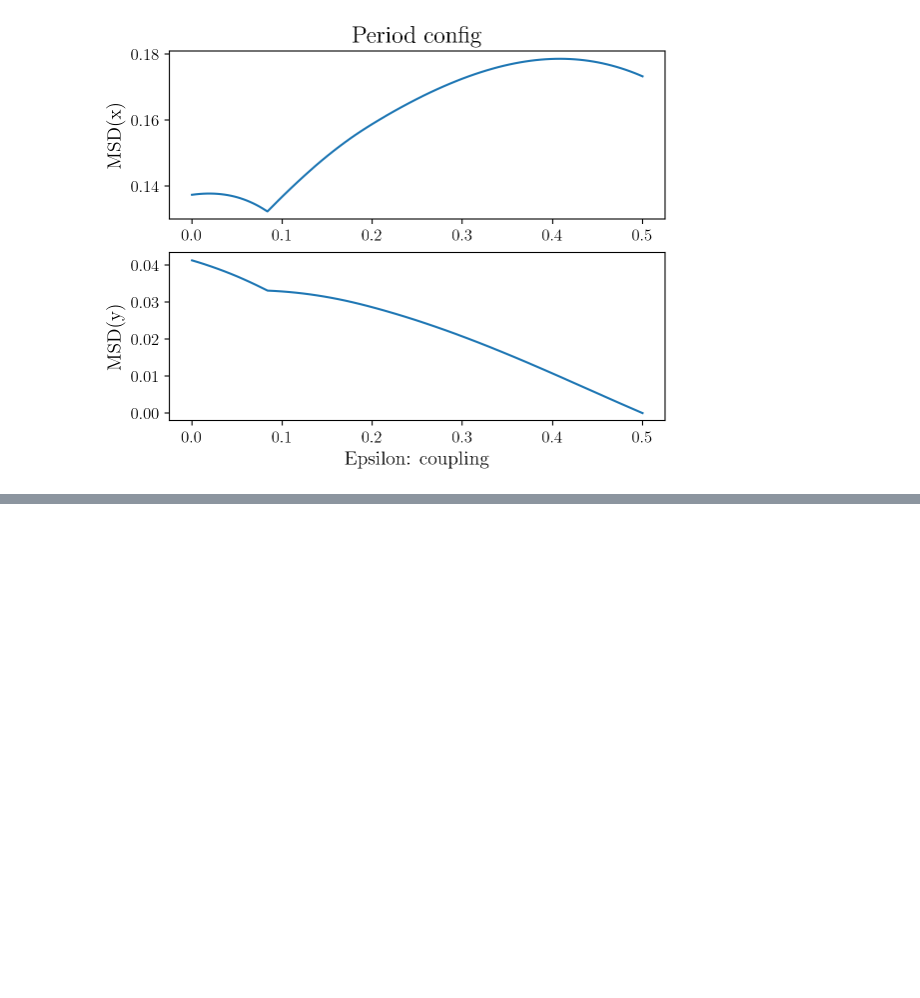
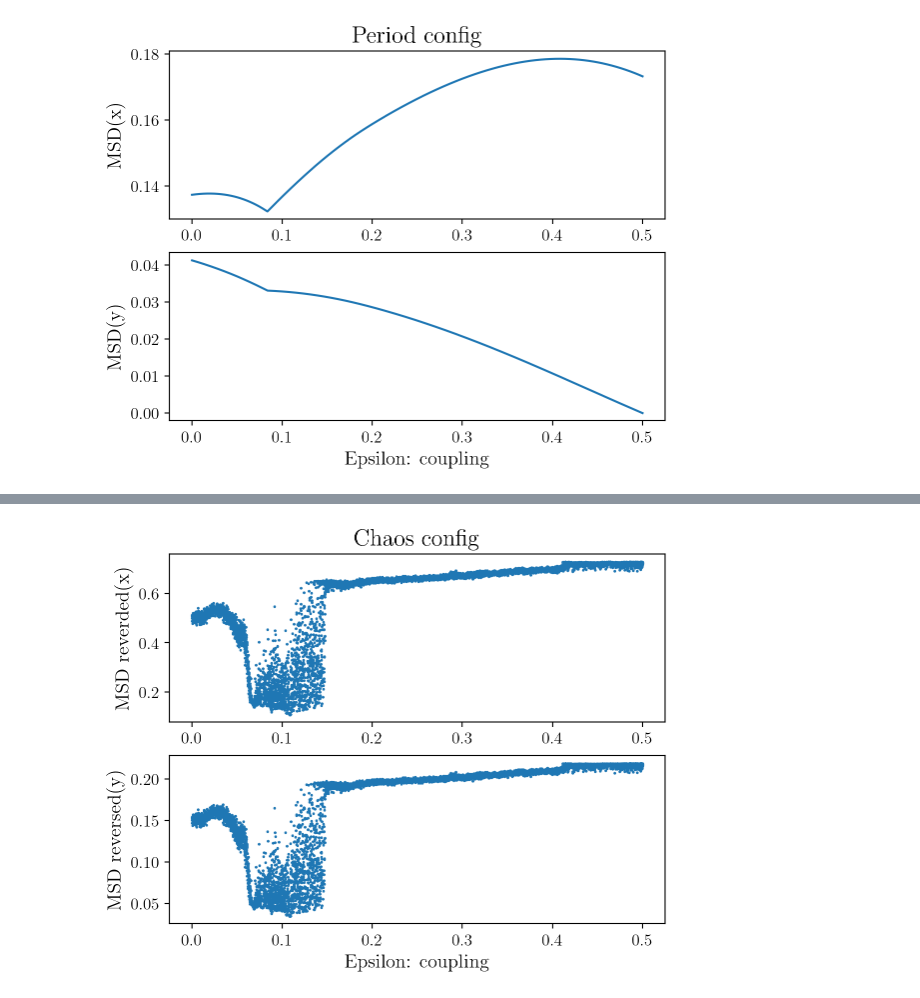
Before and after one commit to ENSLProjects/Numerical_Project, a Jupyter notebook: TwoBodyResults.ipynb, the cells around one changed output, grey strips where cells are left out. Cells and saved outputs as stored; diff of their text form; code cells hidden in the pictures; blank space fills up the shorter version.

```diff
--- a/TwoBodyResults.ipynb
+++ b/TwoBodyResults.ipynb
@@ -187,0 +195,2 @@ plt.show()
+# %%
+msd_reversed_chaos_x, msd_reversed_chaos_y = np.zeros(len(Epsilon)), np.zeros(len(Epsilon))
@@ -187,0 +203,11 @@ plt.show()
+# %%
+fig, ax = plt.subplots(2,1)
+ax[0].scatter(Epsilon,msd_reversed_chaos_x, s=1)
+ax[1].set_xlabel("Epsilon: coupling")
+ax[0].set_ylabel("MSD reverded(x)")
+ax[0].set_title("Chaos config")
+ax[1].scatter(Epsilon,msd_reversed_chaos_y, s=1)
+ax[1].set_ylabel("MSD reversed(y)")
+plt.show()
+# %% [output]
+[figure, added]
```
Also changed, not shown: parts of 7 cells of this notebook, 1 other file.
